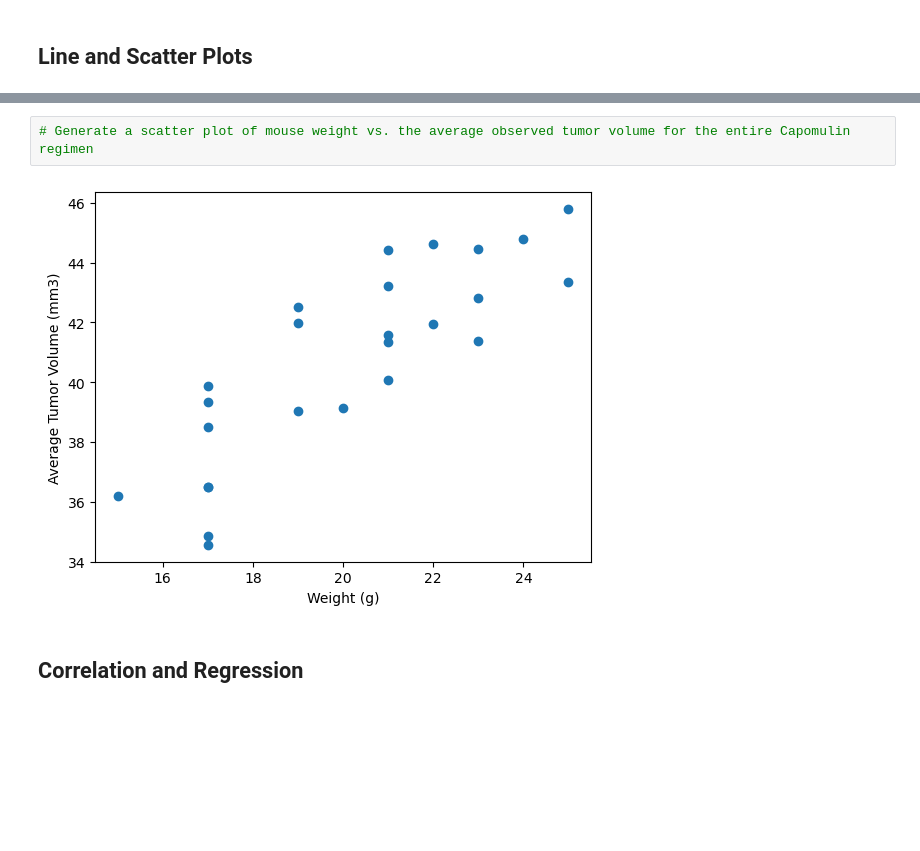
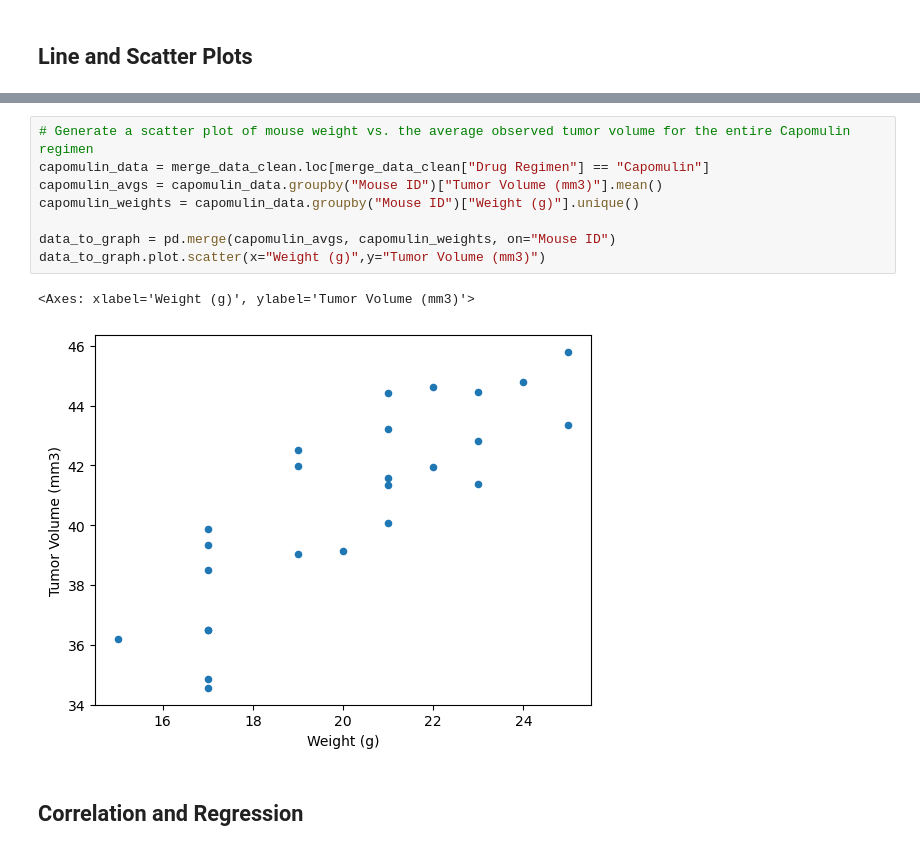
Before and after one commit to SamLind11/data-visualization-challenge, a Jupyter notebook: Pymaceuticals/pymaceuticals_starter.ipynb, the cells around one changed output, grey strips where cells are left out. Cells and saved outputs as stored; diff of their text form; blank space fills up the shorter version.

```diff
--- a/Pymaceuticals/pymaceuticals_starter.ipynb
+++ b/Pymaceuticals/pymaceuticals_starter.ipynb
@@ -205,6 +257,13 @@ Ceftamin's potential outliers: Series([], Name: Tumor Volume (mm3), dtype: float
 # %%
 # Generate a scatter plot of mouse weight vs. the average observed tumor volume for the entire Capomulin regimen
+capomulin_data = merge_data_clean.loc[merge_data_clean["Drug Regimen"] == "Capomulin"]
+capomulin_avgs = capomulin_data.groupby("Mouse ID")["Tumor Volume (mm3)"].mean()
+capomulin_weights = capomulin_data.groupby("Mouse ID")["Weight (g)"].unique()
+
+data_to_graph = pd.merge(capomulin_avgs, capomulin_weights, on="Mouse ID")
+data_to_graph.plot.scatter(x="Weight (g)",y="Tumor Volume (mm3)")
 # %% [output]
+<Axes: xlabel='Weight (g)', ylabel='Tumor Volume (mm3)'>
-[figure, old version]
+[figure, new version]
 # %% [markdown]
 ## Correlation and Regression
```
Also changed, not shown: parts of 7 cells of this notebook, 1 other file.
